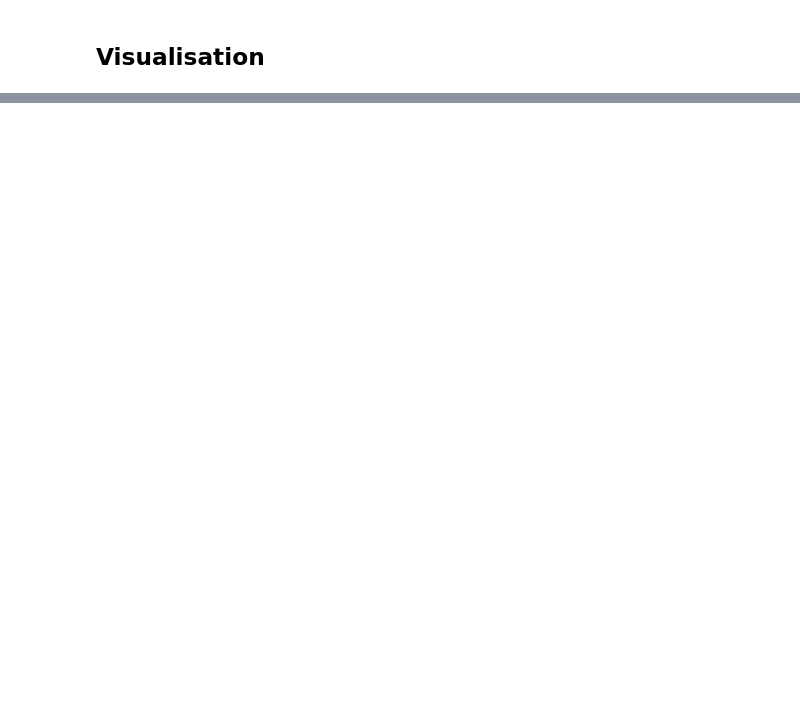
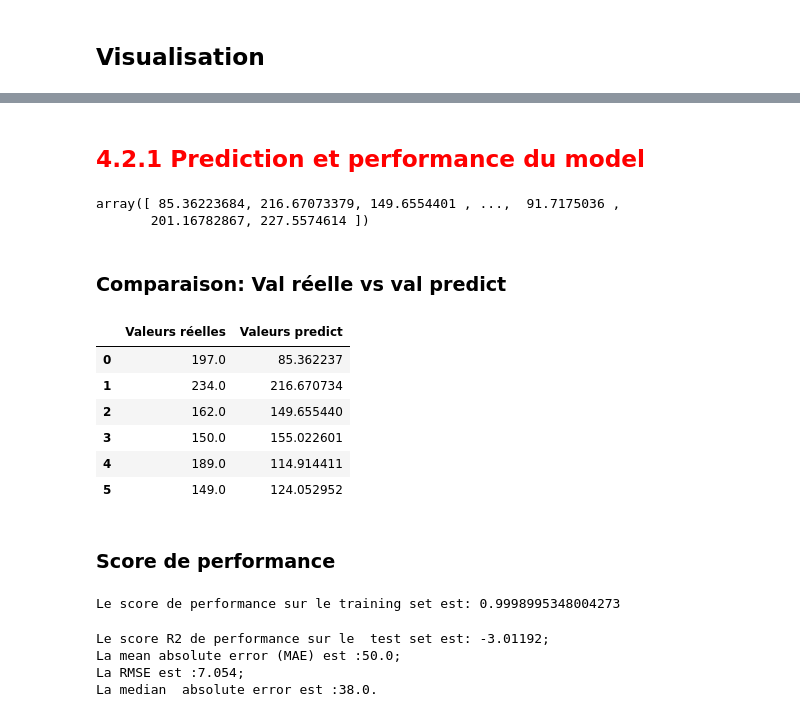
Before and after one commit to sylla2022-arc/Apprentissage-automatique-Regression, a Jupyter notebook: Prediction_Co2/Notebook_2_prediction_Apprentissag_automatique_Regression_CO2.ipynb, the cells around one changed output, grey strips where cells are left out. Cells and saved outputs as stored; diff of their text form; code cells hidden in the pictures; blank space fills up the shorter version.

```diff
--- a/Prediction_Co2/Notebook_2_prediction_Apprentissag_automatique_Regression_CO2.ipynb
+++ b/Prediction_Co2/Notebook_2_prediction_Apprentissag_automatique_Regression_CO2.ipynb
@@ -344,0 +378,6 @@ Text(0.5, 1.0, 'DummyRegressor, prediction de CO2')
+# %%
+model_lr = make_pipeline( preprocessor,
+                  TransformedTargetRegressor(regressor = LinearRegression(fit_intercept =True,
+                                                                          normalize =False ))
+)
+model_lr.fit(X_train, y_train)
@@ -344,0 +402,37 @@ Text(0.5, 1.0, 'DummyRegressor, prediction de CO2')
+# %% [markdown]
+## <font color="red" id="section_4_2_1" > 4.2.1 Prediction et performance du model
+# %%
+y_pred_lr = model_lr.predict(X_test)
+# %%
+y_pred_lr
+# %% [output]
+array([ 85.36223684, 216.67073379, 149.6554401 , ...,  91.7175036 ,
+       201.16782867, 227.5574614 ])
+# %% [markdown]
+### Comparaison: Val réelle vs val predict
+# %%
+pd.DataFrame({'Valeurs réelles': y_test.values.ravel(), 'Valeurs predict': y_pred_lr}).head(6)
+# %% [output]
+|  | Valeurs réelles | Valeurs predict |
+| 0 | 197.0 | 85.362237 |
+| 1 | 234.0 | 216.670734 |
+| 2 | 162.0 | 149.655440 |
+| 3 | 150.0 | 155.022601 |
+| 4 | 189.0 | 114.914411 |
+| 5 | 149.0 | 124.052952 |
+# %% [markdown]
+### Score de performance
+# %%
+print(f"Le score de performance sur le training set est:", model_lr.score(X_train, y_train))
+# %% [output]
+Le score de performance sur le training set est: 0.9998995348004273
+# %%
+print("Le score R2 de performance sur le  test set est: {};" .format(np.round(model_lr.score(X_test, y_test), 5)))
+print("La mean absolute error (MAE) est :{};".format(np.round(np.round(mean_absolute_error(y_test,y_pred_lr)), 2)))
+print("La RMSE est :{};" .format(np.round(np.sqrt(mean_absolute_error(y_test,y_pred_lr)), 3)))
+print("La median  absolute error est :{}.".format(np.round(median_absolute_error(y_test,y_pred_lr))))
+# %% [output]
+Le score R2 de performance sur le  test set est: -3.01192;
+La mean absolute error (MAE) est :50.0;
+La RMSE est :7.054;
+La median  absolute error est :38.0.
```
Also changed, not shown: parts of 31 cells of this notebook, 2 other files.
